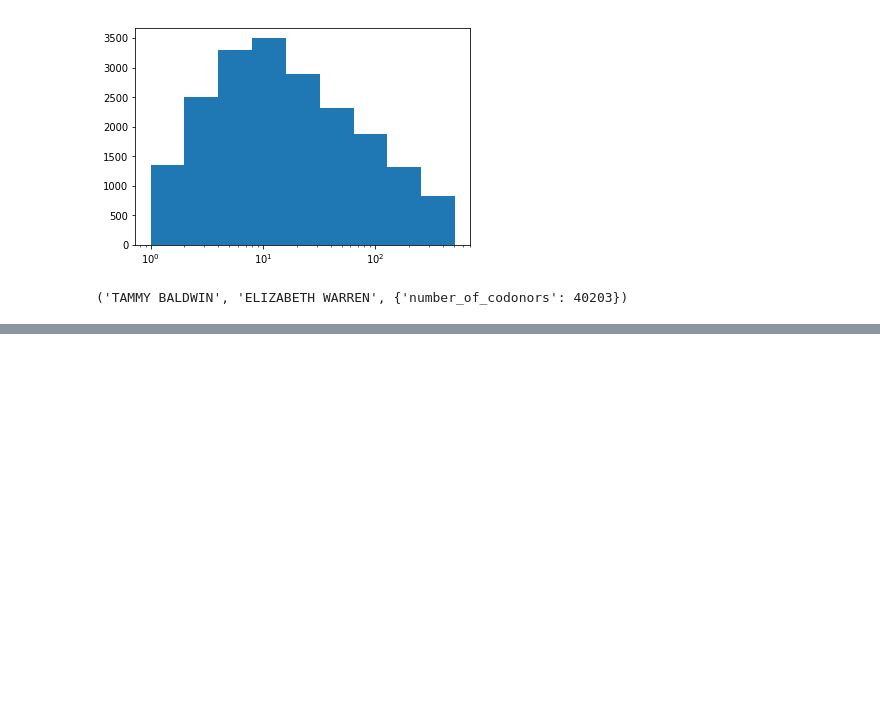
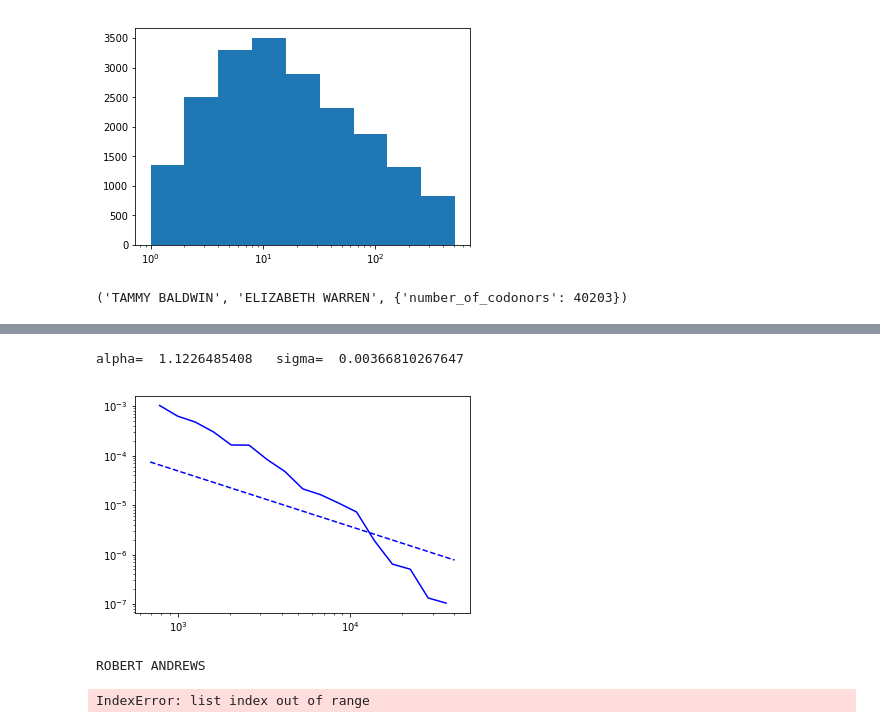
Before and after one commit to arjunhrao/codonor_network_research, a Jupyter notebook: codonor_network_graph_analysis.ipynb, the cells around one changed output, grey strips where cells are left out. Saved outputs shown, nothing was run; the diff lists cells and outputs as text; code cells hidden in the pictures; blank space fills up the shorter version.

```diff
--- a/codonor_network_graph_analysis.ipynb
+++ b/codonor_network_graph_analysis.ipynb
@@ -101,0 +142,54 @@ alpha=  1.27105422764   sigma=  0.00181243326735
+# %%
+#power law doesn't fit as well for the last stretch of edges. Perhaps this reflects them being somewhat inaccurate?
+#Maybe somewhere in the actual middle is better?
+#But more likely, this just reflects the fact that power law may not be a great fit of the higher edges and data.
+#It doesn't have to be power law, can be log normal or nothing really.
+%matplotlib inline
+#high bkt edges
+fit = powerlaw.Fit(np.array(num_codonors_list[-1118:])+1,xmin=1,discrete=True)
+fit.power_law.plot_pdf( color= 'b',linestyle='--',label='fit ccdf')
+fit.plot_pdf( color= 'b')
+
+print('alpha= ',fit.power_law.alpha,'  sigma= ',fit.power_law.sigma)
+# %% [output]
+alpha=  1.1226485408   sigma=  0.00366810267647
+[figure, added]
+# %%
+print(H1.nodes()[0])
+# %% [output]
+ROBERT ANDREWS
+# %%
+#turns out there's a better way of storing the graph if you want all the node data, which is as a gpickle file.
+H1 = nx.read_gpickle("codonor_graph_gpickle_test.gpickle")
+#print(H1.nodes())
+
+
+
+def mapping(full_name):
+
+    if (full_name == "FOSTER, G. WILLIAM"):
+        return "G WILLIAM FOSTER"#special case in terms of what is best in search results / shows up
+
+    name = [x for x in full_name.split(',')]
+    #name must be of length two.
+    #The first 'name' is the lastname
+    lastName = name[0]
+    #rest of name is second part of 'name'. The firstName is that part split by spaces to get the first word
+    #note there is a preceding space
+    firstName = name[1].split(' ')[1]
+    #godammit there's someone named W Todd Akin
+    if (len(firstName) == 1 and len(name[1].split(' ')) > 2):#if we have 2+ names in the firstName middleName etc
+        firstName = name[1].split(' ')[2]
+    return firstName + " " + lastName
+
+#H1=nx.relabel_nodes(H1,mapping)
+
+print(H1.nodes())
+
+for v in H1.nodes():
+    print(H1.node[v]['ideo'])
+
+nx.write_gpickle(H1, "codonor_graph_gpickle_test.gpickle")
+print('written')
+# %% [output]
+IndexError: list index out of range
```
Also changed, not shown: parts of 6 cells of this notebook, 12 other files.
